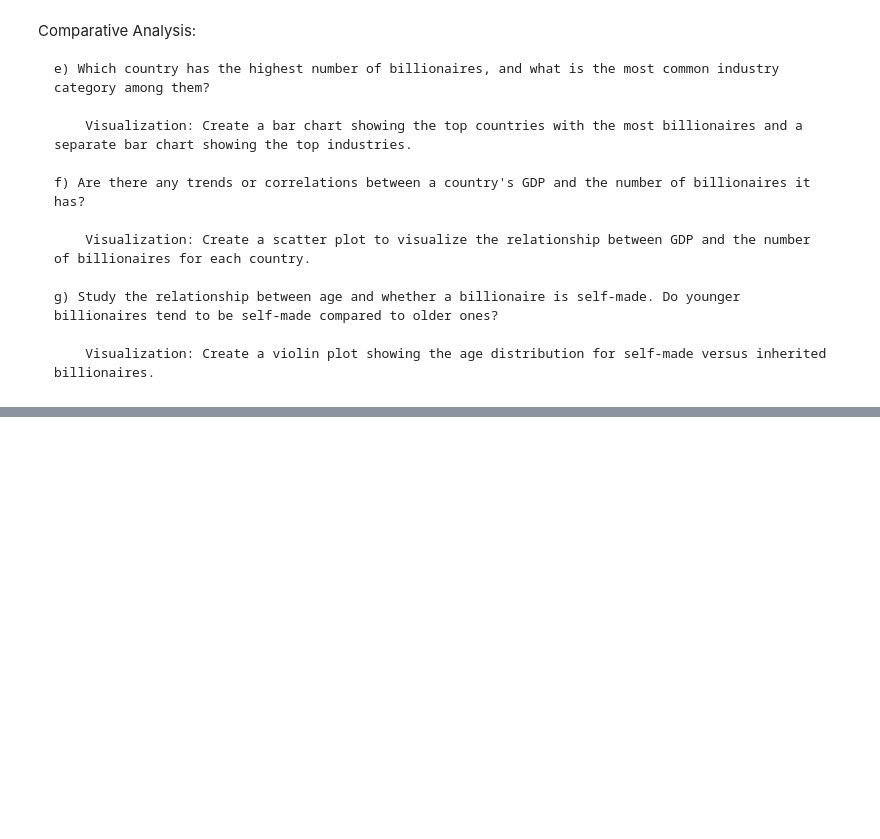
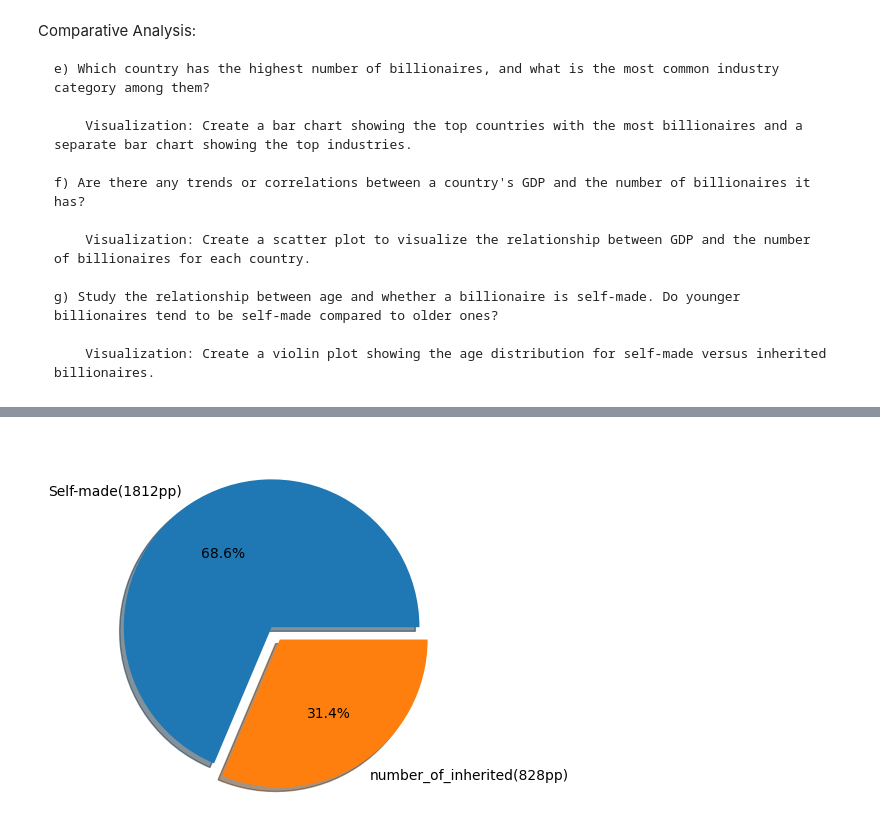
Before and after one commit to Cederlid/databehandling, a Jupyter notebook: exercises/E2_missing_aggregation.ipynb, the cells around one changed output, grey strips where cells are left out. Saved outputs shown, nothing was run; the diff lists cells and outputs as text; code cells hidden in the pictures; blank space fills up the shorter version.

```diff
--- a/exercises/E2_missing_aggregation.ipynb
+++ b/exercises/E2_missing_aggregation.ipynb
@@ -456,0 +512,13 @@ Comparative Analysis:
+# %%
+# d
+self_made = billionaires_df["selfMade"].value_counts()
+self_made.sort_values(ascending=False, inplace=True)
+
+number_self_made = self_made[True]
+number_of_inherited = self_made[False]
+
+explode = (0, 0.1)
+plt.pie(self_made, labels=[f"Self-made({number_self_made}pp)", f"number_of_inherited({number_of_inherited}pp)"], autopct="%1.1f%%", explode=explode, shadow=True)
+plt.show()
+# %% [output]
+[figure, added]
```
Also changed, not shown: parts of 8 cells of this notebook, 1 other file.
